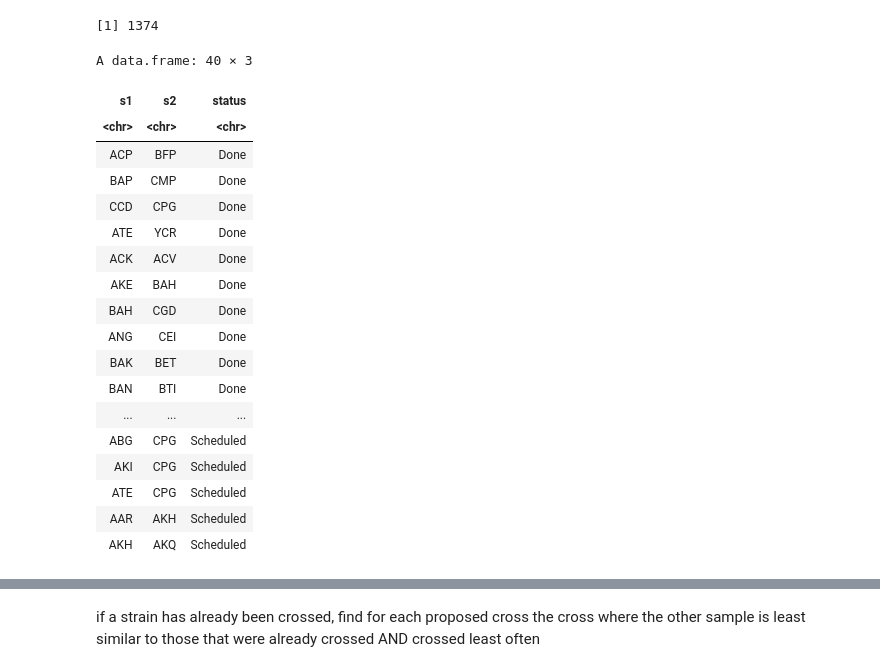
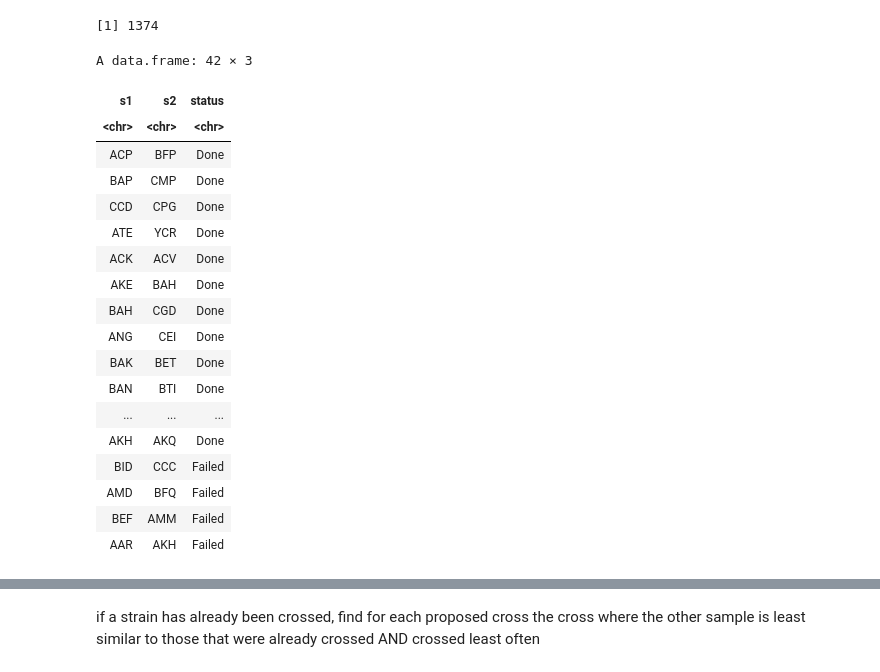
Before and after one commit to jnrunge/TRD, a Jupyter notebook: All measures except opposite homozygous loci.ipynb, the cells around one changed output, grey strips where cells are left out. Saved outputs shown, nothing was run; the diff lists cells and outputs as text; code cells hidden in the pictures.

```diff
--- a/All measures except opposite homozygous loci.ipynb
+++ b/All measures except opposite homozygous loci.ipynb
@@ -176,31 +177,31 @@ all_comparisons=subset(all_comparisons,
                       !(paste(col,row) %in% paste(my_crosses$`Short name 1`,
                                                      my_crosses$`Short name 2`)))
 # %%
-already_crossed=data.frame(s1=c(chris_crosses$sample1,my_crosses$`Short name 1`[my_crosses$Status != "Failed"]),
-                           s2=c(chris_crosses$sample2,my_crosses$`Short name 2`[my_crosses$Status != "Failed"]),
+already_crossed=data.frame(s1=c(chris_crosses$sample1,my_crosses$`Short name 1`[my_crosses$Status != "Failed"],my_crosses$`Short name 1`[my_crosses$Status == "Failed"]),
+                           s2=c(chris_crosses$sample2,my_crosses$`Short name 2`[my_crosses$Status != "Failed"],my_crosses$`Short name 2`[my_crosses$Status == "Failed"]),
                            status=c(rep("Done", nrow(chris_crosses)+sum(my_crosses$Status!="Scheduled" & my_crosses$Status!="Failed")),
-                                    rep("Scheduled", sum(my_crosses$Status=="Scheduled"))),stringsAsFactors=FALSE)
+                                    rep("Scheduled", sum(my_crosses$Status=="Scheduled")), rep("Failed", sum(my_crosses$Status=="Failed"))),stringsAsFactors=FALSE)
 already_crossed
 # %% [output]
-A data.frame: 40 × 3
+A data.frame: 42 × 3
 | s1 | s2 | status |
 | <chr> | <chr> | <chr> |
 | ACP | BFP | Done |
 | BAP | CMP | Done |
 | CCD | CPG | Done |
 | ATE | YCR | Done |
 | ACK | ACV | Done |
 | AKE | BAH | Done |
 | BAH | CGD | Done |
 | ANG | CEI | Done |
 | BAK | BET | Done |
 | BAN | BTI | Done |
 | ... | ... | ... |
-| ABG | CPG | Scheduled |
-| AKI | CPG | Scheduled |
-| ATE | CPG | Scheduled |
-| AAR | AKH | Scheduled |
-| AKH | AKQ | Scheduled |
+| AKH | AKQ | Done |
+| BID | CCC | Failed |
+| AMD | BFQ | Failed |
+| BEF | AMM | Failed |
+| AAR | AKH | Failed |
 # %%
 table(already_crossed$status)
 # %% [output]
```
Also changed, not shown: parts of 19 cells of this notebook, 1 other file.
